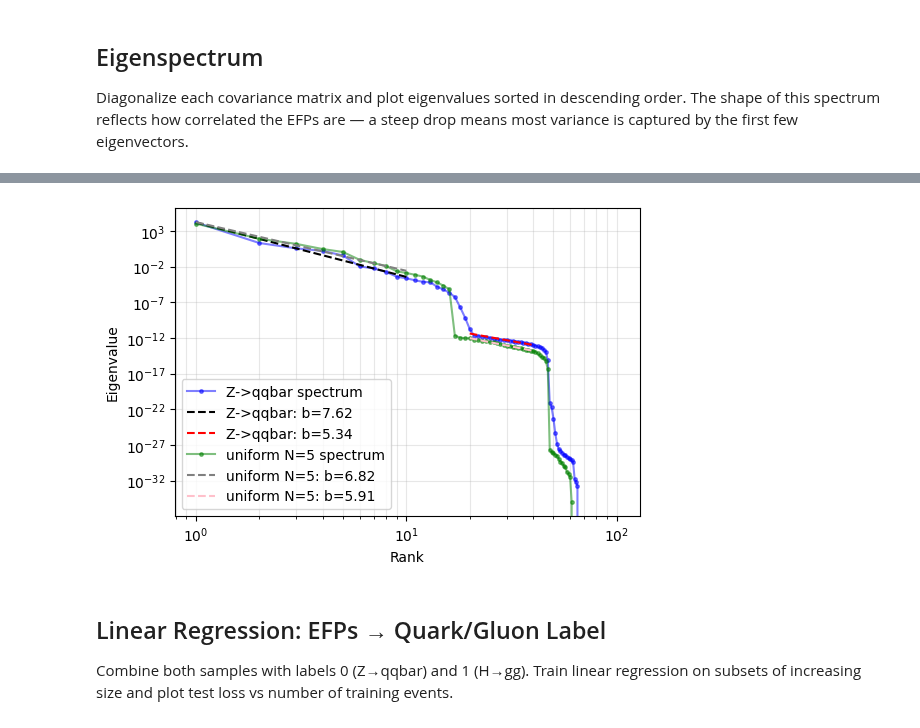
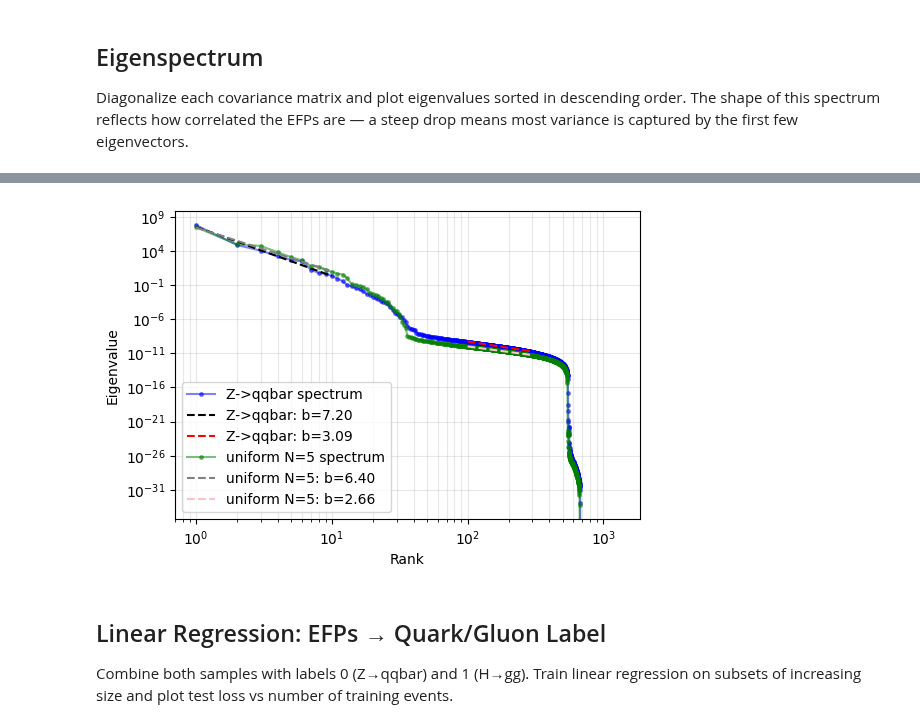
Before and after one commit to ykahn/Jet-Scaling-Laws, a Jupyter notebook: StevensCode/Pythia_EFP_Covariance.ipynb, the cells around one changed output, grey strips where cells are left out. Cells and saved outputs as stored; diff of their text form; code cells hidden in the pictures.

```diff
--- a/StevensCode/Pythia_EFP_Covariance.ipynb
+++ b/StevensCode/Pythia_EFP_Covariance.ipynb
@@ -169,9 +196,16 @@ log_EFPs_N9  = np.log(EFPs_N9  + eps)
 cov_u3 = np.cov(EFPs_N3.T)
 cov_u5 = np.cov(EFPs_N5.T)
 cov_u7 = np.cov(EFPs_N7.T)
-cov_u9 = np.cov(EFPs_N9.T)
-
+cov_u10 = np.cov(EFPs_N10.T)
 cov_Z = np.cov(EFPs_Zqq.T)
 cov_H = np.cov(EFPs_Hgg.T)
+
+cov_u3_comp = np.cov(EFPs_N3_composite.T)
+cov_u5_comp = np.cov(EFPs_N5_composite.T)
+cov_u7_comp = np.cov(EFPs_N7_composite.T)
+cov_u10_comp = np.cov(EFPs_N10_composite.T)
+cov_Z_comp = np.cov(EFPs_Zqq_composite.T)
+cov_H_comp = np.cov(EFPs_Hgg_composite.T)
+
 print(f'Covariance matrix shape: {cov_Z.shape}')
 # %% [output]
@@ -185,11 +219,19 @@ most variance is captured by the first few eigenvectors.
 # %%
 samples = [('Z->qqbar', cov_Z), ('H->gg', cov_H),
            ('uniform N=3', cov_u3), ('uniform N=5', cov_u5),
-           ('uniform N=7', cov_u7), ('uniform N=9', cov_u9)]
+           ('uniform N=7', cov_u7), ('uniform N=10', cov_u10)]
 
-eigvals = {}
+samples_comp = [('Z->qqbar', cov_Z_comp), ('H->gg', cov_H_comp),
+                ('uniform N=3', cov_u3_comp), ('uniform N=5', cov_u5_comp),
+                ('uniform N=7', cov_u7_comp), ('uniform N=10', cov_u10_comp)]
+
+eigvals, eigvals_comp = {}, {}
 for name, cov in samples:
     ev = np.clip(np.sort(np.linalg.eigvalsh(cov))[::-1], 0, None)
     eigvals[name] = ev
     print(f'{name}: largest = {ev[0]:.4e}, smallest = {ev[-1]:.4e}')
+for name, cov in samples_comp:
+    ev = np.clip(np.sort(np.linalg.eigvalsh(cov))[::-1], 0, None)
+    eigvals_comp[name] = ev
+    print(f'{name}: largest = {ev[0]:.4e}, smallest = {ev[-1]:.4e}')
 # %% [output]
@@ -202,7 +250,7 @@ uniform N=9: largest = 3.1805e+03, smallest = 0.0000e+00
 # %%
 fig, ax = plt.subplots(figsize=(6, 4))
 for name, ev in eigvals.items():
-    ax.loglog(np.arange(1, len(ev)+1), ev, '.-', markersize=4, label=name)
+    ax.loglog(np.arange(1, len(ev)+1), ev, '.-', markersize=10, label=name)
 ax.set_xlabel('Rank');
 ax.set_ylabel('Eigenvalue')
 ax.legend();
@@ -211,0 +260,8 @@ ax.grid(True, which='both', alpha=0.3)
+# %%
+fig, ax = plt.subplots(figsize=(6, 4))
+for name, ev in eigvals_comp.items():
+    ax.loglog(np.arange(1, len(ev)+1), ev, '.-', markersize=5, label=name)
+ax.set_xlabel('Rank');
+ax.set_ylabel('Eigenvalue')
+ax.legend();
+ax.grid(True, which='both', alpha=0.3)
@@ -212,28 +270,28 @@ ax.grid(True, which='both', alpha=0.3)
 # %%
 fit_min, fit_max = 1, 10
-fit_min2, fit_max2 = 20, 40
+fit_min2, fit_max2 = 100, 300
 
 fig, ax = plt.subplots(figsize=(6, 4))
 for name, color0, color1, color2 in [('Z->qqbar', 'b', 'k','r'),
                     # ('H->gg', 'r'),
                     ('uniform N=5', 'g', 'gray', 'pink')]:
     ev = eigvals[name]
     idx = np.arange(1, len(ev)+1)
     ax.loglog(idx, ev, '.-', markersize=5, color=color0, label=f'{name} spectrum', alpha=0.5)
     mask = (idx >= fit_min) & (idx <= fit_max) & (ev > 0)
     mask2 = (idx >= fit_min2) & (idx <= fit_max2) & (ev > 0)
     slope, log_c = np.polyfit(np.log(idx[mask]), np.log(ev[mask]), 1)
     slope2, log_c2 = np.polyfit(np.log(idx[mask2]), np.log(ev[mask2]), 1)
     ax.loglog(idx[mask], np.exp(log_c)*idx[mask]**slope, '--', color=color1,
               label=f'{name}: b={-slope:.2f}', alpha=1)
     ax.loglog(idx[mask2], np.exp(log_c2)*idx[mask2]**slope2, '--', color=color2,
               label=f'{name}: b={-slope2:.2f}', alpha=1)
 ax.set_xlabel('Rank');
 ax.set_ylabel('Eigenvalue')
 ax.legend();
 ax.grid(True, which='both', alpha=0.3)
 # %% [output]
-[figure, old version]
+[figure, new version]
 # %%
 # _, U_Z = np.linalg.eigh(cov_Z)
 # _, U_N5 = np.linalg.eigh(cov_u5)
```
Also changed, not shown: parts of 30 cells of this notebook.
